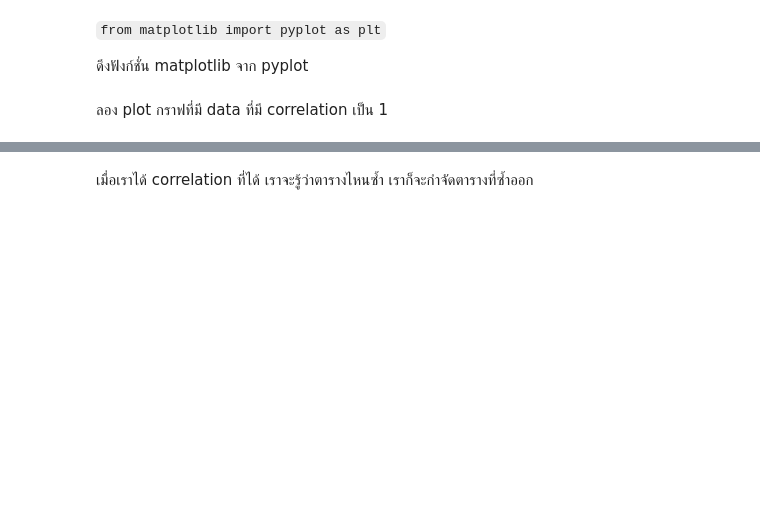
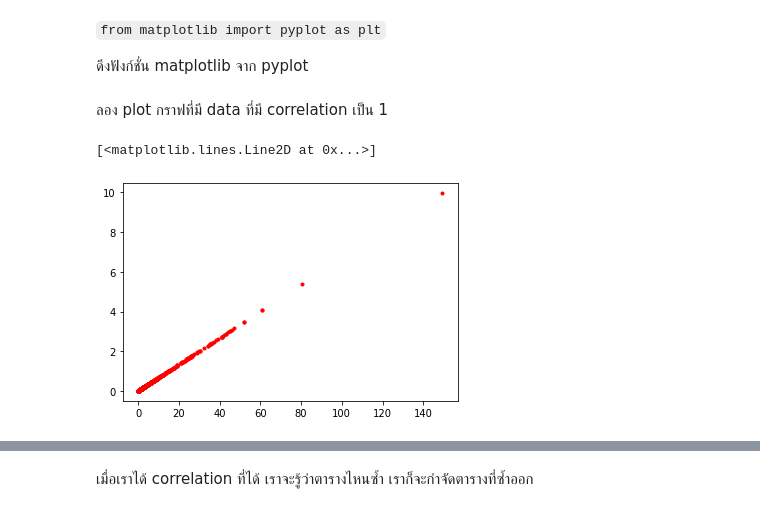
Before and after one commit to Kggzzz/Multivaririate, a Jupyter notebook: Exam01.ipynb, the cells around one changed output, grey strips where cells are left out. Cells and saved outputs as stored; diff of their text form; code cells hidden in the pictures; blank space fills up the shorter version.

```diff
--- a/Exam01.ipynb
+++ b/Exam01.ipynb
@@ -323,5 +355,5 @@ pd.plotting.scatter_matrix(nn_data)
 เนื่องจาก Data มี dimension มากเกินไป เราจะทดสอบดูว่า column ใด ให้ข้อมูลซ้ำกับ column อื่น แล้วลบมันออก
 # %%
 #เลือกมาทำต่อเฉพาะข้อมูลที่เป็นตัวเลข
-new_nndata = data.iloc[:,7:]
+new_nndata = nn_data.iloc[:,7:]
 new_nndata.head()
@@ -349,6 +419,9 @@ for i in range(corr2.shape[0]):
 # %% [markdown]
 ลอง plot กราฟที่มี data ที่มี correlation เป็น 1
 # %%
-plt.plot(nn_data.iloc[:,10],newdata.iloc[:,27],'r.')
+plt.plot(new_nndata.iloc[:,10],new_nndata.iloc[:,27],'r.')
+# %% [output]
+[<matplotlib.lines.Line2D at 0x...>]
+[figure, added]
 # %%
 #โดยกราฟที่มี correlation = 1 จะมีกราฟที่หน้าตาเหมือนกับ data ที่อยู่จุดเดียวกันมา plot
```
Also changed, not shown: parts of 49 cells of this notebook.
